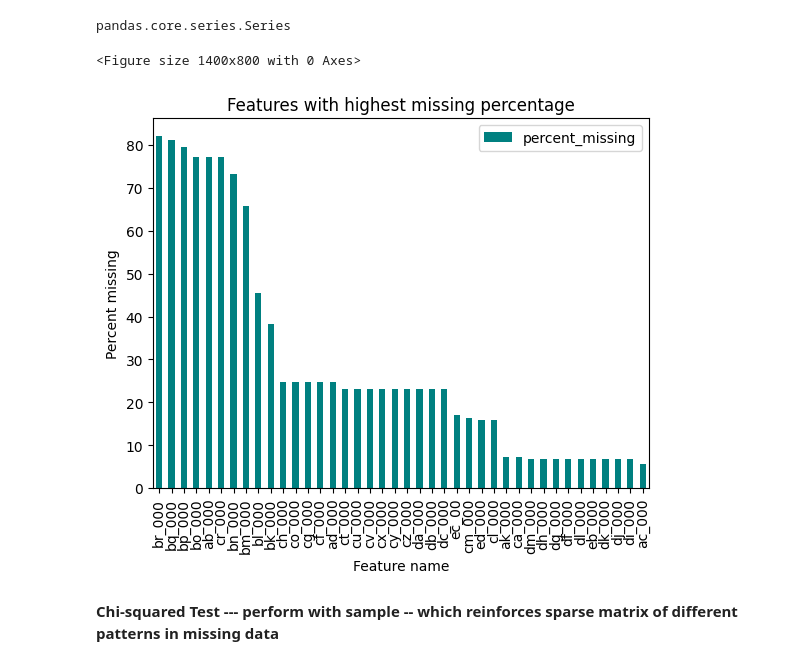
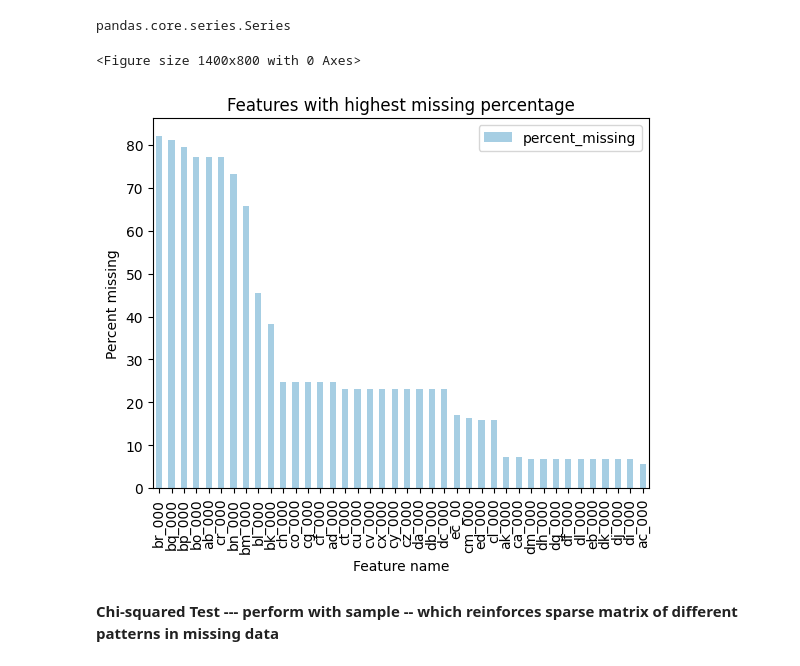
Before and after one commit to Lughaidh-w/DataPrep_ca1, a Jupyter notebook: CA1.ipynb, the cells around one changed output. Drawn from its saved outputs; the diff is of its cells as text; code cells hidden in the pictures.

```diff
--- a/CA1.ipynb
+++ b/CA1.ipynb
@@ -659,20 +844,19 @@ pandas.core.series.Series
 # %%
 # dont show tail end which is represented in above graph
 plt.figure(figsize=(14, 8))
 
 missing_counts.iloc[:40].plot(
     kind='bar',
     title='Features with highest missing percentage',
     xlabel='Feature name',
-    ylabel='Percent missing',
-    color='teal'
+    ylabel='Percent missing'
 )
 
 
 plt.show()
 # %% [output]
 <Figure size 1400x800 with 0 Axes>
-[figure, old version]
+[figure, new version]
 # %% [markdown]
 <b> Chi-squared Test --- perform with sample -- which reinforces sparse matrix of different patterns in missing data
 # %% [markdown]
```
Also changed, not shown: parts of 104 cells of this notebook.
